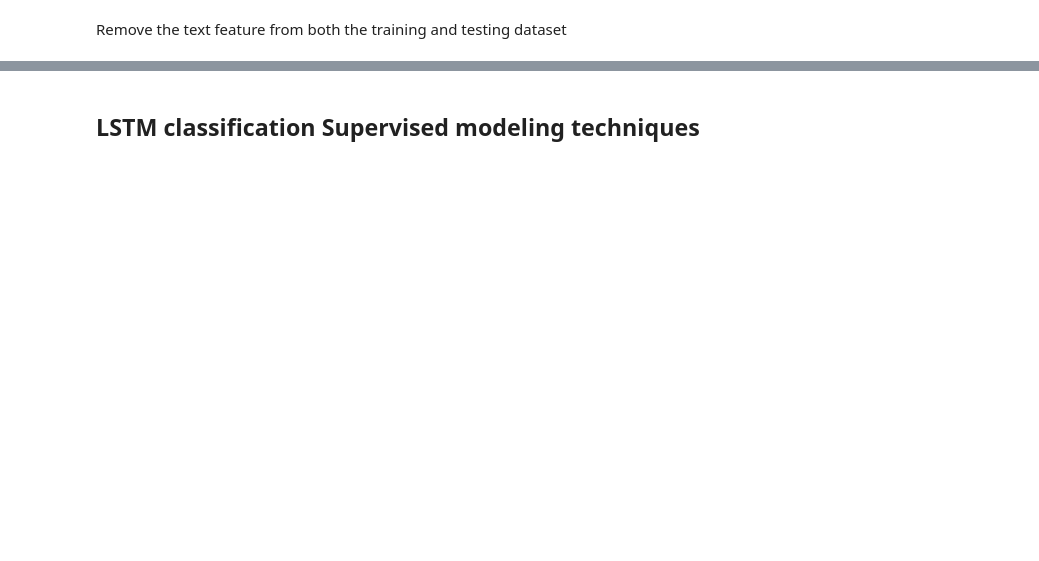
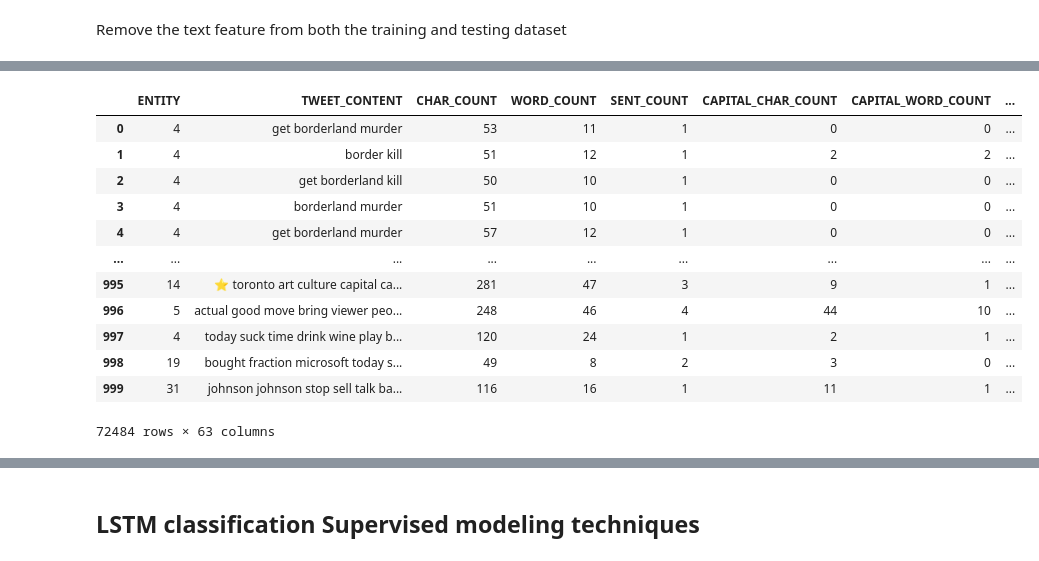
Before and after one commit to phdata/sentiment_analysis, a Jupyter notebook: notebooks/sentiment_analysis_in_tweet.ipynb, the cells around one changed output, grey strips where cells are left out. Saved outputs shown, nothing was run; the diff lists cells and outputs as text; code cells hidden in the pictures; blank space fills up the shorter version.

```diff
--- a/notebooks/sentiment_analysis_in_tweet.ipynb
+++ b/notebooks/sentiment_analysis_in_tweet.ipynb
@@ -647,3 +691,8 @@ test_full_df = pd.concat([test_df,
 # %%
 train_df = train_full_df.dropna()
 test_df = test_full_df.dropna()
+# %%
+full_df = pd.concat([train_df, test_df])
+polarity_df = pd.concat([train_df, test_df])
+y_full = full_df.pop('SENTIMENT')
+full_df.sample(5)
@@ -696,0 +767,16 @@ disp.plot()
+# %%
+full_df
+# %% [output]
+|  | ENTITY | TWEET_CONTENT | CHAR_COUNT | WORD_COUNT | SENT_COUNT | CAPITAL_CHAR_COUNT | CAPITAL_WORD_COUNT | ... |
+| 0 | 4 | get borderland murder | 53 | 11 | 1 | 0 | 0 | ... |
+| 1 | 4 | border kill | 51 | 12 | 1 | 2 | 2 | ... |
+| 2 | 4 | get borderland kill | 50 | 10 | 1 | 0 | 0 | ... |
+| 3 | 4 | borderland murder | 51 | 10 | 1 | 0 | 0 | ... |
+| 4 | 4 | get borderland murder | 57 | 12 | 1 | 0 | 0 | ... |
+| ... | ... | ... | ... | ... | ... | ... | ... | ... |
+| 995 | 14 | ⭐️ toronto art culture capital ca... | 281 | 47 | 3 | 9 | 1 | ... |
+| 996 | 5 | actual good move bring viewer peo... | 248 | 46 | 4 | 44 | 10 | ... |
+| 997 | 4 | today suck time drink wine play b... | 120 | 24 | 1 | 2 | 1 | ... |
+| 998 | 19 | bought fraction microsoft today s... | 49 | 8 | 2 | 3 | 0 | ... |
+| 999 | 31 | johnson johnson stop sell talk ba... | 116 | 16 | 1 | 11 | 1 | ... |
+72484 rows × 63 columns
```
Also changed, not shown: parts of 76 cells of this notebook, 4 other files.
